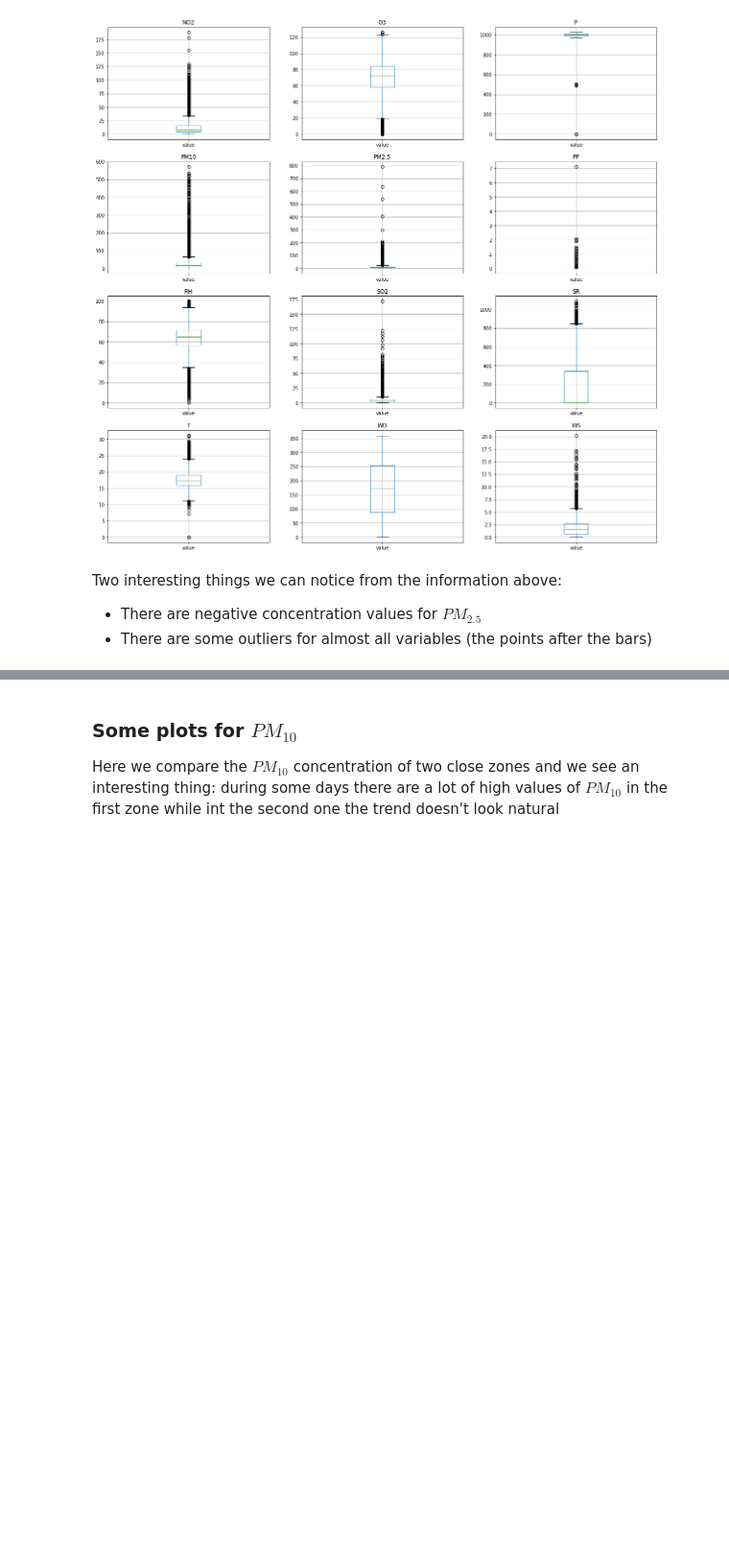
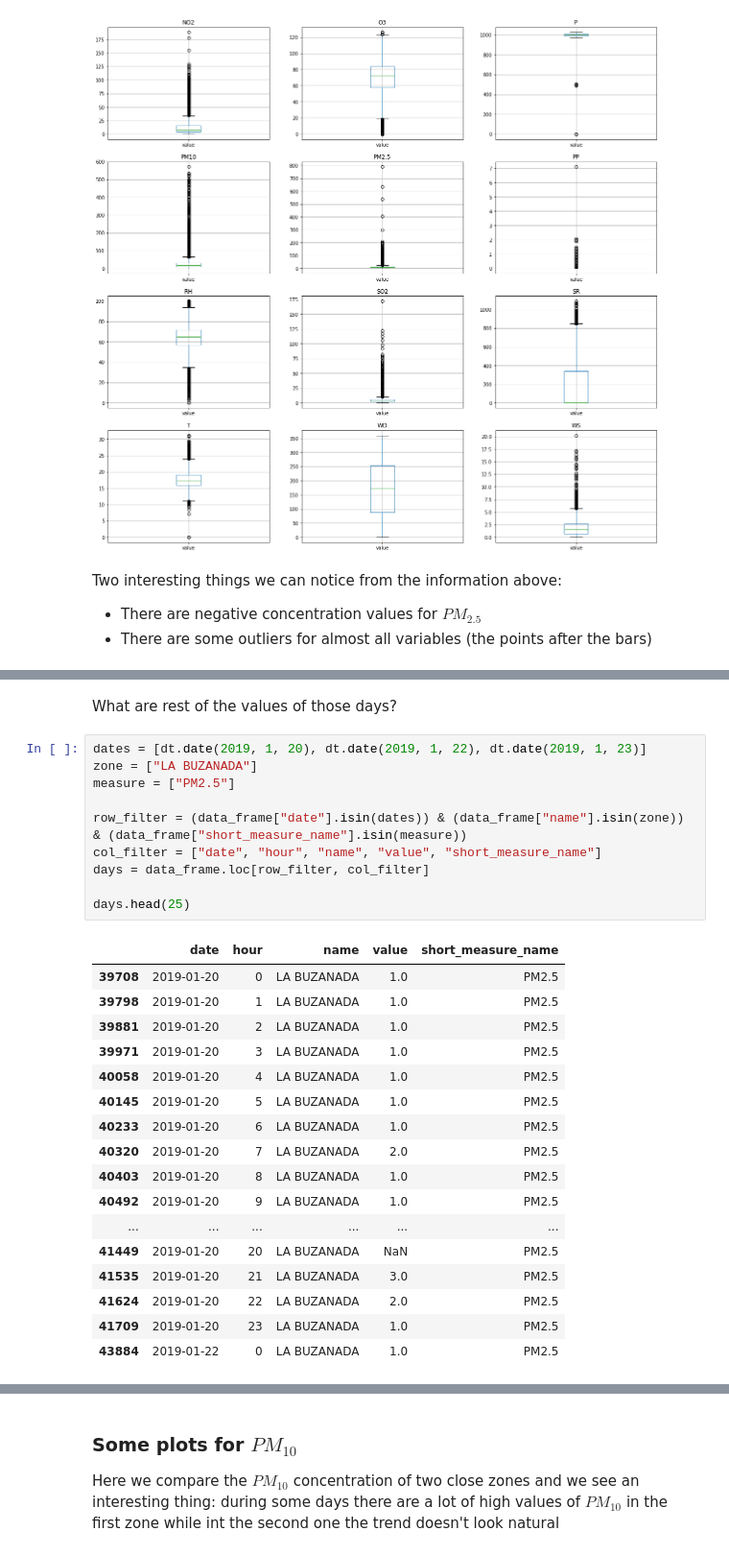
Before and after one commit to carlosdg/AirPollutionForecasting, a Jupyter notebook: Software/jupyter/notebooks/ExploringTheData.ipynb, the cells around one changed output, grey strips where cells are left out. Shown at 96% size. Cells and saved outputs as stored; diff of their text form; blank space fills up the shorter version.

```diff
--- a/Software/jupyter/notebooks/ExploringTheData.ipynb
+++ b/Software/jupyter/notebooks/ExploringTheData.ipynb
@@ -102,0 +116,30 @@ Two interesting things we can notice from the information above:
+# %% [markdown]
+What are rest of the values of those days?
+# %%
+dates = [dt.date(2019, 1, 20), dt.date(2019, 1, 22), dt.date(2019, 1, 23)]
+zone = ["LA BUZANADA"]
+measure = ["PM2.5"]
+
+row_filter = (data_frame["date"].isin(dates)) & (data_frame["name"].isin(zone)) & (data_frame["short_measure_name"].isin(measure))
+col_filter = ["date", "hour", "name", "value", "short_measure_name"]
+days = data_frame.loc[row_filter, col_filter]
+
+days.head(25)
+# %% [output]
+|  | date | hour | name | value | short_measure_name |
+| 39708 | 2019-01-20 | 0 | LA BUZANADA | 1.0 | PM2.5 |
+| 39798 | 2019-01-20 | 1 | LA BUZANADA | 1.0 | PM2.5 |
+| 39881 | 2019-01-20 | 2 | LA BUZANADA | 1.0 | PM2.5 |
+| 39971 | 2019-01-20 | 3 | LA BUZANADA | 1.0 | PM2.5 |
+| 40058 | 2019-01-20 | 4 | LA BUZANADA | 1.0 | PM2.5 |
+| 40145 | 2019-01-20 | 5 | LA BUZANADA | 1.0 | PM2.5 |
+| 40233 | 2019-01-20 | 6 | LA BUZANADA | 1.0 | PM2.5 |
+| 40320 | 2019-01-20 | 7 | LA BUZANADA | 2.0 | PM2.5 |
+| 40403 | 2019-01-20 | 8 | LA BUZANADA | 1.0 | PM2.5 |
+| 40492 | 2019-01-20 | 9 | LA BUZANADA | 1.0 | PM2.5 |
+| ... | ... | ... | ... | ... | ... |
+| 41449 | 2019-01-20 | 20 | LA BUZANADA | NaN | PM2.5 |
+| 41535 | 2019-01-20 | 21 | LA BUZANADA | 3.0 | PM2.5 |
+| 41624 | 2019-01-20 | 22 | LA BUZANADA | 2.0 | PM2.5 |
+| 41709 | 2019-01-20 | 23 | LA BUZANADA | 1.0 | PM2.5 |
+| 43884 | 2019-01-22 | 0 | LA BUZANADA | 1.0 | PM2.5 |
```
Also changed, not shown: parts of 5 cells of this notebook.
